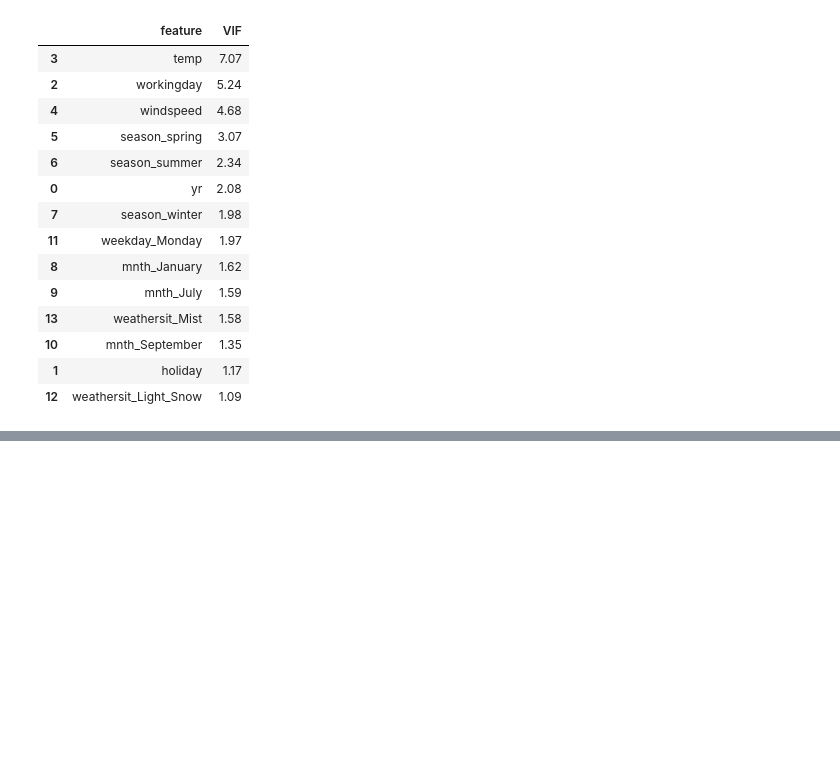
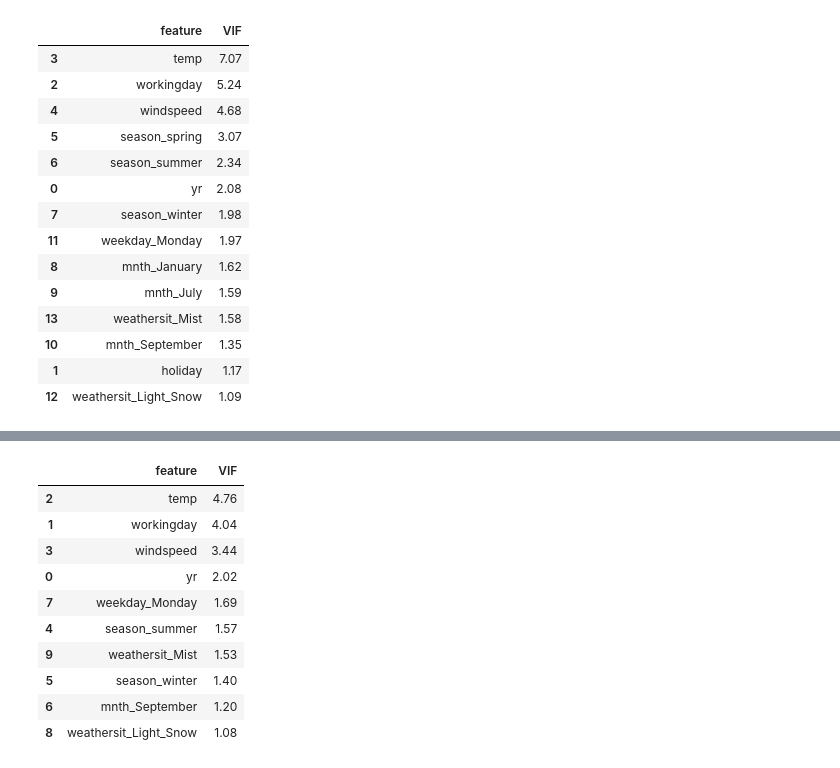
Before and after one commit to mohansharma18/bike_casestudy, a Jupyter notebook: Bike Assignment.ipynb, the cells around one changed output, grey strips where cells are left out. Cells and saved outputs as stored; diff of their text form; code cells hidden in the pictures; blank space fills up the shorter version.

```diff
--- a/Bike Assignment.ipynb
+++ b/Bike Assignment.ipynb
@@ -675,0 +731,15 @@ calculateVIF(X_train_new)
+# %%
+X_train_new = X_train_new.drop(['season_spring'],axis=1)
+calculateVIF(X_train_new)
+# %% [output]
+|  | feature | VIF |
+| 2 | temp | 4.76 |
+| 1 | workingday | 4.04 |
+| 3 | windspeed | 3.44 |
+| 0 | yr | 2.02 |
+| 7 | weekday_Monday | 1.69 |
+| 4 | season_summer | 1.57 |
+| 9 | weathersit_Mist | 1.53 |
+| 5 | season_winter | 1.40 |
+| 6 | mnth_September | 1.20 |
+| 8 | weathersit_Light_Snow | 1.08 |
```
Also changed, not shown: parts of 12 cells of this notebook.
